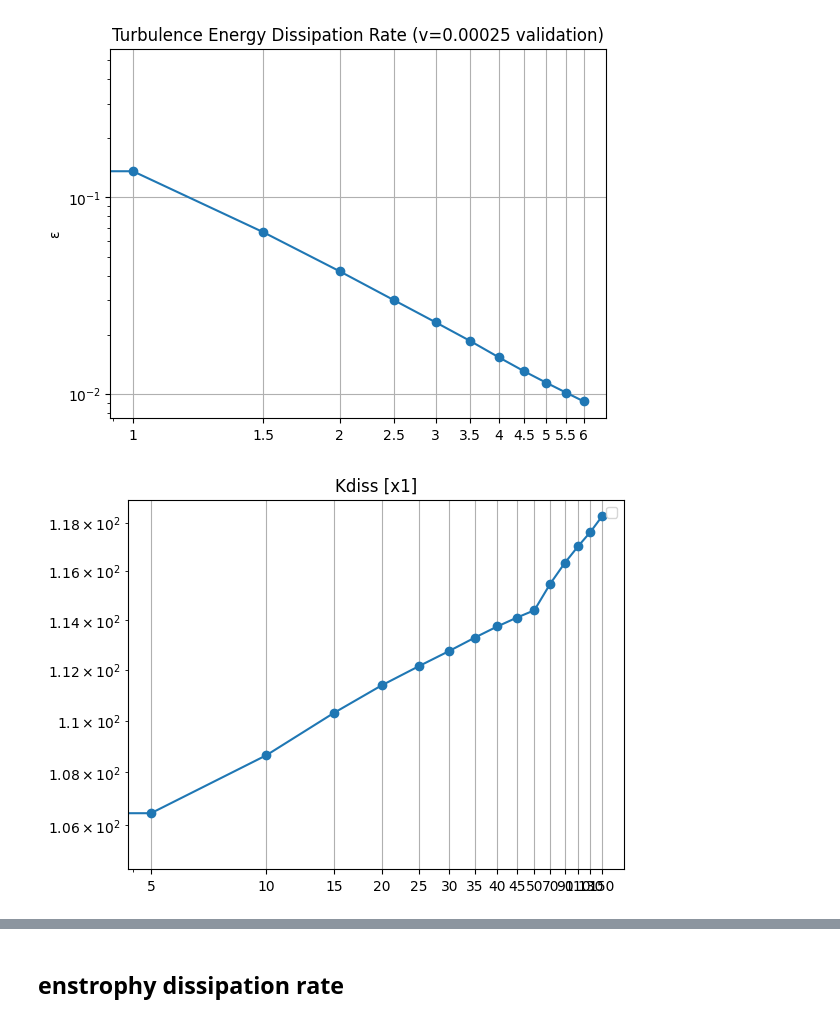
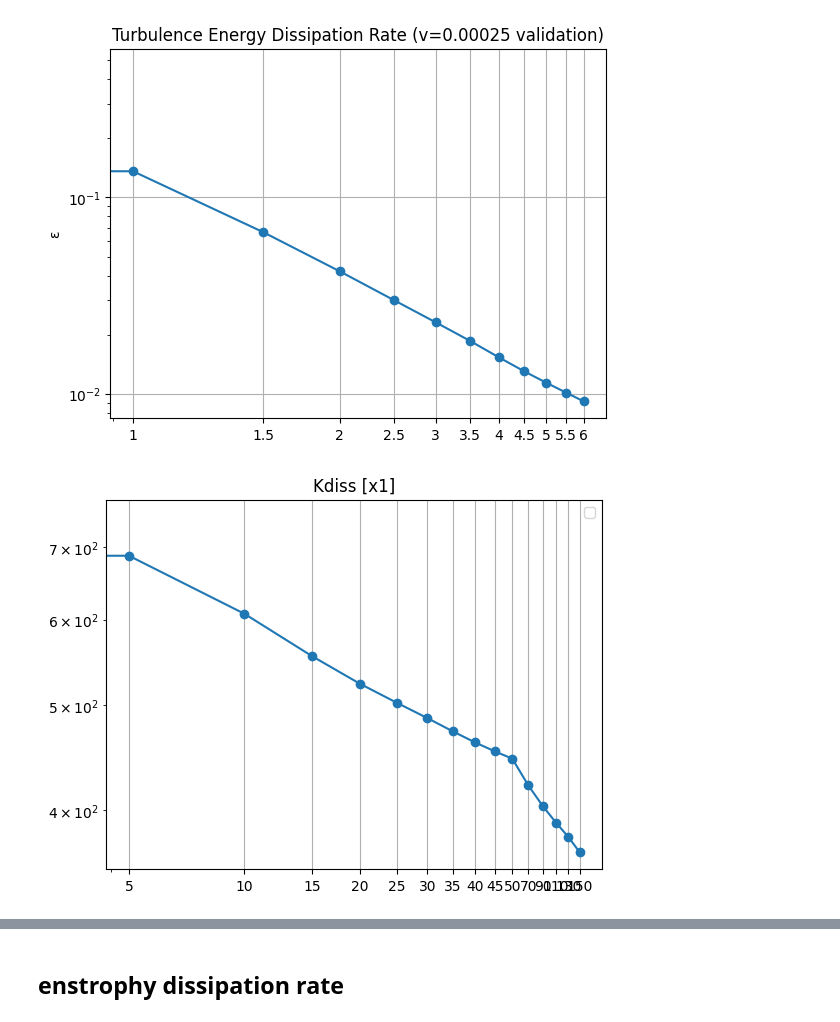
Before and after one commit to red1ithink/EnergySpectrum, a Jupyter notebook: spectrum.ipynb, the cells around one changed output, grey strips where cells are left out. Drawn from its saved outputs; the diff is of its cells as text; code cells hidden in the pictures.

```diff
--- a/spectrum.ipynb
+++ b/spectrum.ipynb
@@ -193,23 +193,23 @@ plt.show()
 # %%
 kd1 = np.array([])
 label1 = np.array([])
 for file in files:
     nu=0.00001
     ux, uy = sep(file)
     u, v = resizing(ux, uy)
     eps = energy_dissipation(u,v, nu)
     label = file.split('/')[-1].split('_')[0]
-    kdiss = kd_2d(eps, nu)
+    kdiss = kv_3d(eps, nu)
     kd1 = np.append(kd1, kdiss)
     label1 = np.append(label1, label)
 plt.figure()
 plt.title("Kdiss [x1]")
 plt.loglog(label1, kd1, marker='o', linestyle='-')
 plt.grid()
 plt.legend()
 plt.show()
 # %% [output]
-[figure, old version]
+[figure, new version]
 # %%
 kd2 = np.array([])
 label2 = np.array([])
```
Also changed, not shown: parts of 7 cells of this notebook, 2 other files.
